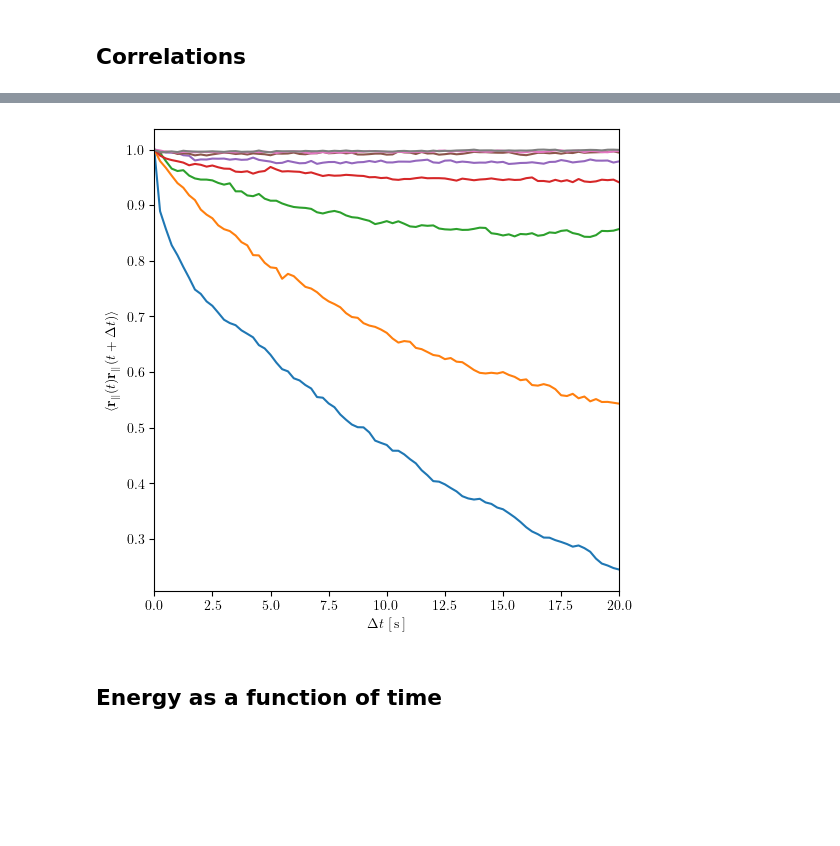
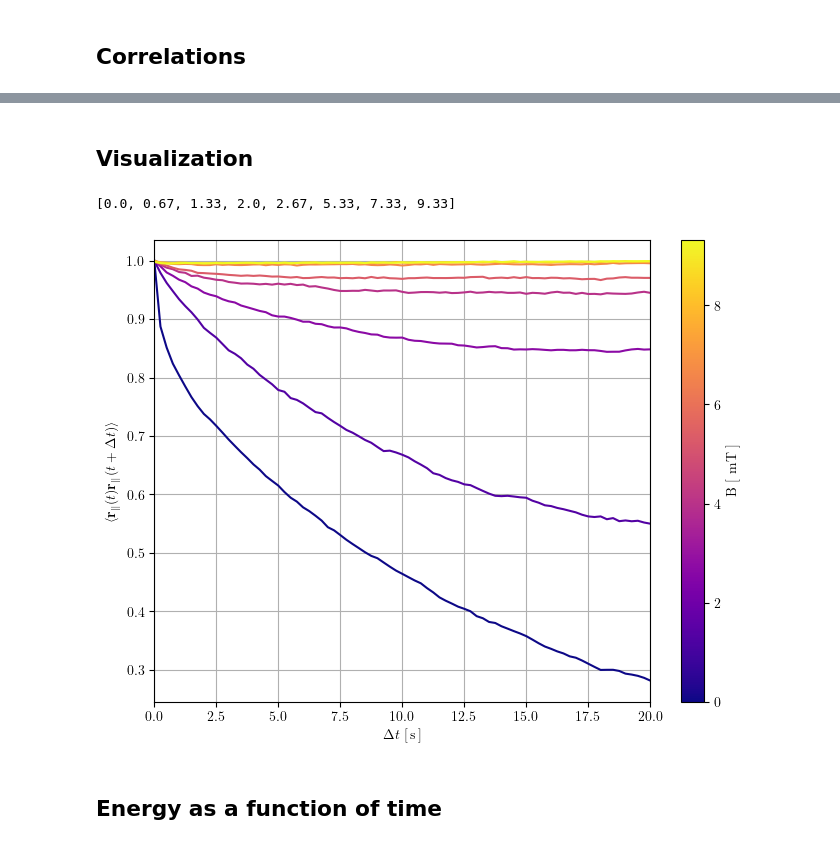
Before and after one commit to leogabac/stuckgs, a Jupyter notebook: src/fig4a.ipynb, the cells around one changed output, grey strips where cells are left out. Drawn from its saved outputs; the diff is of its cells as text; code cells hidden in the pictures; blank space fills up the shorter version.

```diff
--- a/src/fig4a.ipynb
+++ b/src/fig4a.ipynb
@@ -133,4 +113,3 @@ pd.read_csv(os.path.join(sim_path,'rparallels.csv'), index_col=[0,1])
 # %%
-ts = pd.read_csv(os.path.join(data_path,'rparallel.csv'), index_col=0)
-sframes = [int(i) for i in ts.columns]
-ts = ts.to_numpy()
+data = pd.read_csv(os.path.join(sim_path,'rparallels.csv'), index_col=[0,1])
+data
@@ -171,0 +177,6 @@ ncorr = [x/np.max(x) for x in corr_averages]
+# %%
+corr_path = '../data/figs/correlations'
+for i,(s,e) in enumerate(intervals):
+    for realization in realizations:
+
+        correlate_realization(corr_path,data,realization,i,s,e)
@@ -171,0 +207,11 @@ ncorr = [x/np.max(x) for x in corr_averages]
+# %% [markdown]
+## Visualization
+# %%
+corravs = pd.read_csv(os.path.join(corr_path,'global.csv'), index_col=['interval','dt'])
+nintervals = corravs.index.get_level_values('interval').unique().to_list()
+# %%
+rate = params['max_field']/quench_time
+fields = [np.round(i[0] * rate.magnitude, decimals=2) for i in intervals]
+fields
+# %% [output]
+[0.0, 0.67, 1.33, 2.0, 2.67, 5.33, 7.33, 9.33]
@@ -172,20 +220,29 @@ ncorr = [x/np.max(x) for x in corr_averages]
 # %%
-fig, ax = plt.subplots(figsize = (6,6))
+fig, ax = plt.subplots(figsize = (8,6))
+cmap = plt.get_cmap('plasma')
 
-for (f,c) in zip(frames, ncorr):
-    ax.plot(f/params['framespersec'].magnitude ,c)
+for interval, (i,B) in zip(nintervals, enumerate(fields)):
+    color =  cmap(i / (len(fields) - 1))
+    avi = corravs.loc[idx[interval,'av']]
+    ax.plot(avi.index.to_list(),avi.to_list(), color=color)
 
 ax.set_xlabel("$\\Delta t$ [\,s\,]")
+ax.set_xlim(0,h)
 ax.set_ylabel("$\\langle \mathbf{r}_\parallel(t) \mathbf{r}_\parallel(t+\\Delta t)\\rangle$")
+ax.grid()
+#ax.legend()
 
-ax.set_xlim(0,h)
-#ax.set_ylim(0,1)
+# Colorbar
+sm = plt.cm.ScalarMappable(cmap=cmap, norm=plt.Normalize(vmin=0, vmax=max(fields)))
+sm.set_array([])
+plt.colorbar(sm, label='B [ mT ]')
 
-fig.savefig(os.path.join(data_path,'fig4','correlations.png'),dpi=300,bbox_inches='tight')
+fig.savefig(os.path.join('../data/figs','fig4a.png'),dpi=300,bbox_inches='tight')
+fig.savefig(os.path.join('../data/figs','fig4a.pdf'))
 
 plt.show()
 # %% [output]
-[figure, old version]
+[figure, new version]
 # %% [markdown]
 ## Energy as a function of time
 # %%
```
Also changed, not shown: parts of 13 cells of this notebook.
